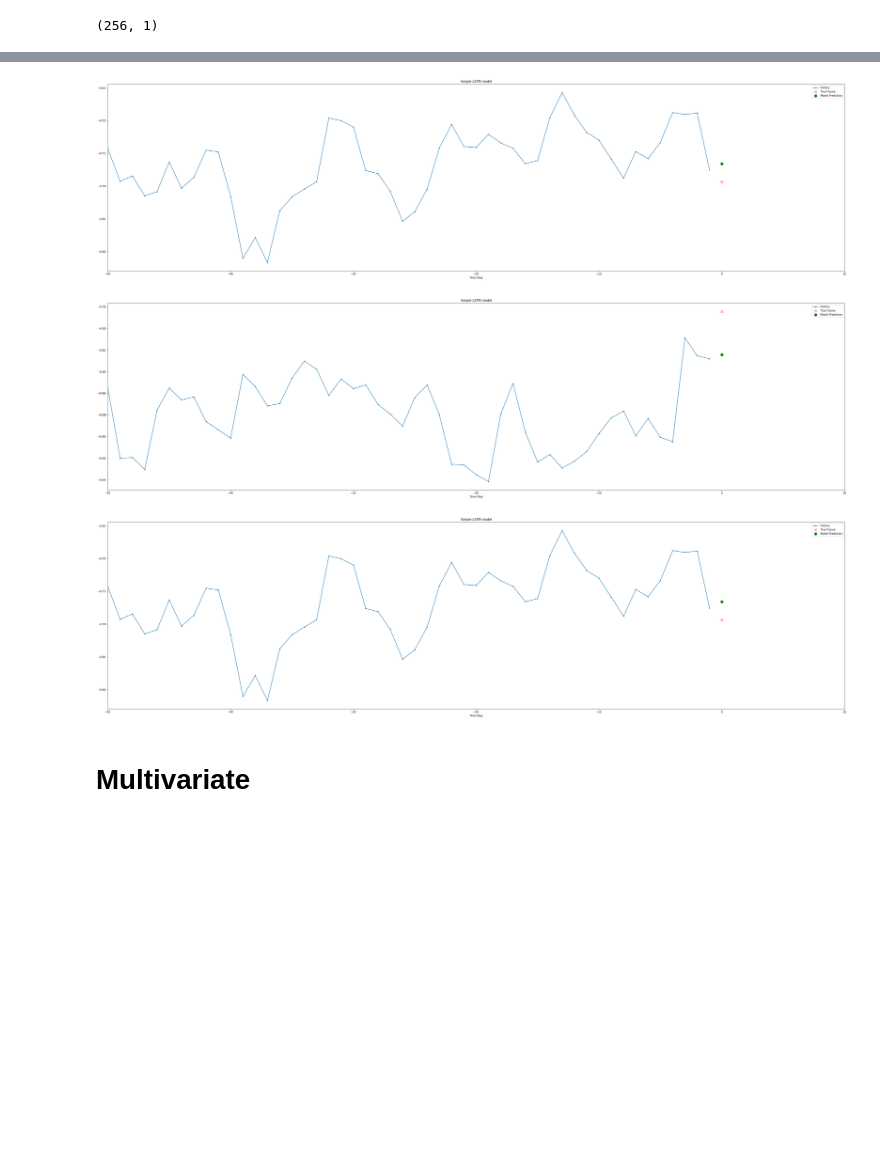
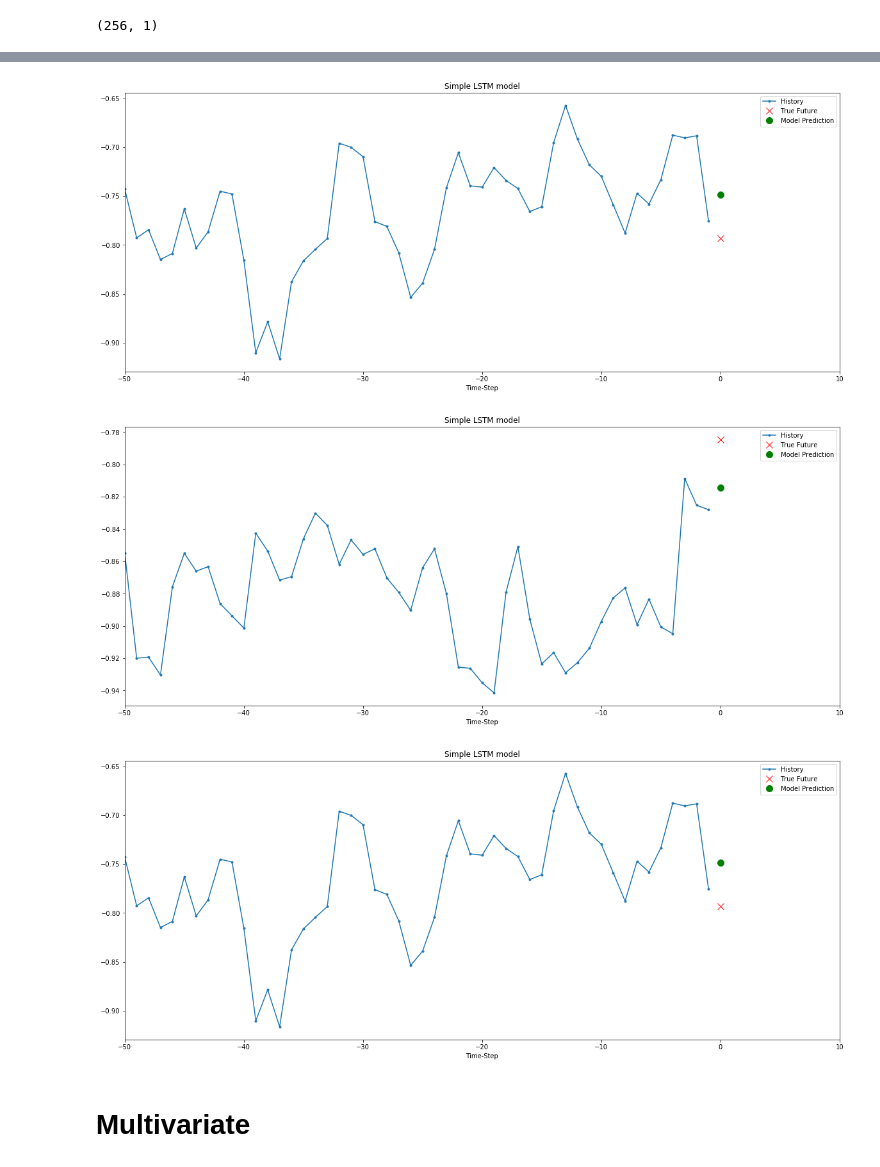
Before and after one commit to ajirlbeck14/Project, a Jupyter notebook: CattleTEC Project.ipynb, the cells around one changed output, grey strips where cells are left out. Saved outputs shown, nothing was run; the diff lists cells and outputs as text; code cells hidden in the pictures; blank space fills up the shorter version.

```diff
--- a/CattleTEC Project.ipynb
+++ b/CattleTEC Project.ipynb
@@ -74,15 +74,15 @@ corn_data_test = quandl.get("CHRIS/CME_C1", start_date = StartDate_test,
 #Corn = CHRIS/CME_C1
 #Feeder Cattle = CHRIS/CME_FC1
 # %%
-live_data_train = live_data_train.reset_index()
-live_data_test = live_data_test.reset_index()
+live_data = live_data.reset_index()
+#live_data_test = live_data_test.reset_index()
 
-feeder_data_train = feeder_data_train.reset_index()
-feeder_data_test = feeder_data_test.reset_index()
+feeder_data = feeder_data.reset_index()
+#feeder_data_test = feeder_data_test.reset_index()
 
-corn_data_train = corn_data_train.reset_index()
-corn_data_test = corn_data_test.reset_index()
+corn_data = corn_data.reset_index()
+#corn_data_test = corn_data_test.reset_index()
 
-live_data_test.tail()
+live_data.tail()
 # %% [output]
 |  | Date | Open | High | Low | Last | Change | Settle | Volume | Previous Day Open Interest |
@@ -113,9 +113,9 @@ feeder_data_train.head()
 | 3 | 2010-09-30 | 109.95 | 110.00 | 109.90 | 109.93 | NaN | 109.93 | 412.0 | 1320.0 |
 | 4 | 2010-10-01 | 110.03 | 110.03 | 110.03 | 110.03 | NaN | 110.03 | 304.0 | 1214.0 |
 # %%
-cattle_merge_train = pd.merge(live_data_train, feeder_data_train, left_on = 'Date', right_on = 'Date', how = 'left')
-com_merge_train = pd.merge(corn_data_train, cattle_merge_train, left_on = 'Date', right_on = 'Date', how = 'left')
-com_merge_train.shape
+cattle_merge = pd.merge(live_data, feeder_data, left_on = 'Date', right_on = 'Date', how = 'left')
+com_merge = pd.merge(corn_data, cattle_merge, left_on = 'Date', right_on = 'Date', how = 'left')
+com_merge.shape
 #y = feeders, x = live, none = corn
 # %% [output]
 (2267, 25)
@@ -132,0 +126,3 @@ com_merge_train.shape
+# %%
+com_merge = com_merge.dropna()
+com_merge.shape
@@ -205,0 +170,5 @@ Name: Settle_y, dtype: float64
+# %%
+#Pulling out the settle / close for feeder cattle and use that only to predict the future value
+uni_data=com_merge['Settle_y']
+uni_data.index = com_merge['Date']
+uni_data.head()
@@ -301,13 +312,14 @@ Epoch 10/10
 <tensorflow.python.keras.callbacks.History at 0x...>
 # %%
+# what is this showing??
 for x, y in val_univariate.take(3):
-  plot = show_plot([x[0].numpy(), y[0].numpy(),
+  plt.figure(figsize=(20,8))
+  show_plot([x[0].numpy(), y[0].numpy(),
                     simple_lstm_model.predict(x)[0]], 0, 'Simple LSTM model')
-  plot.show()
 # %% [output]
-[figure, old version]
+[figure, new version]
-[figure, old version]
+[figure, new version]
-[figure, old version]
+[figure, new version]
 # %% [markdown]
 # Multivariate
 # %%
```
Also changed, not shown: parts of 52 cells of this notebook.
